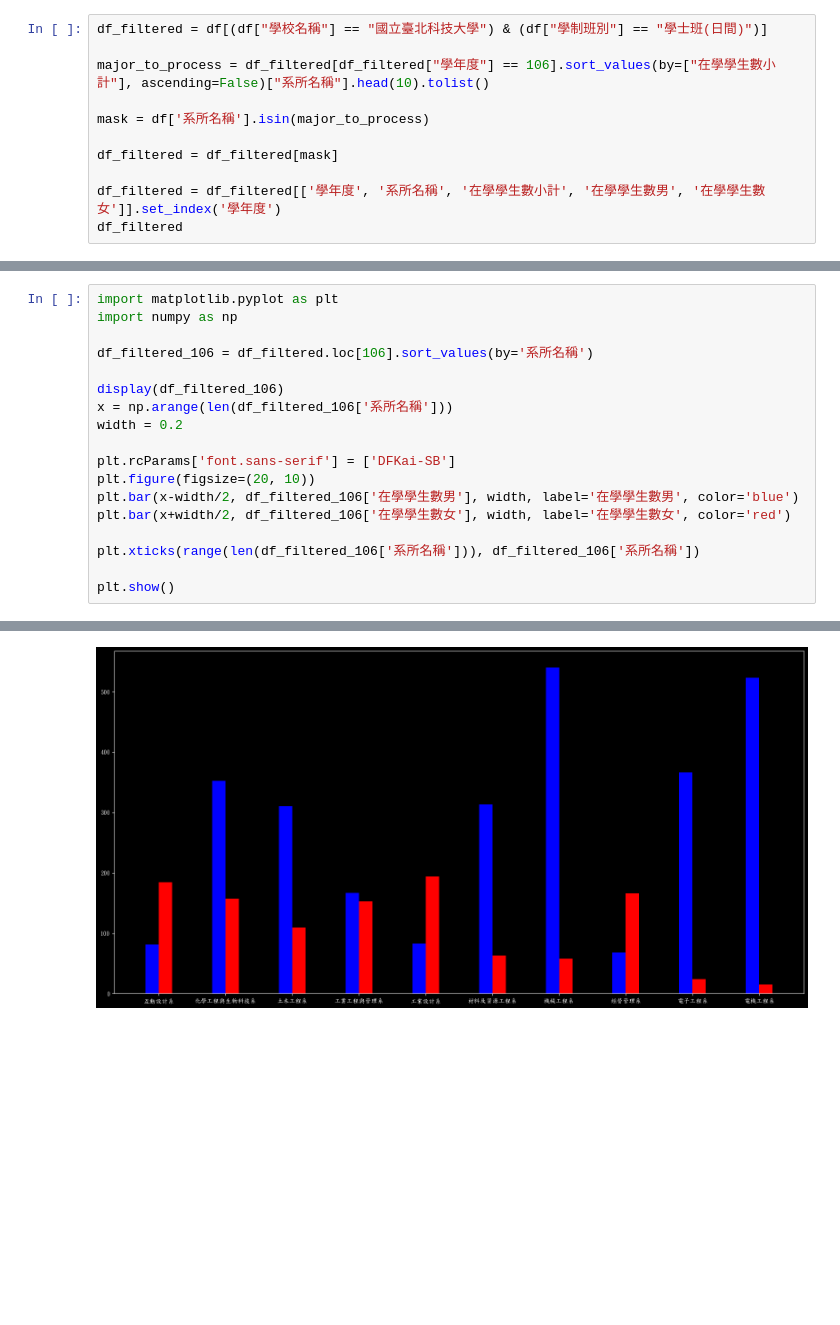
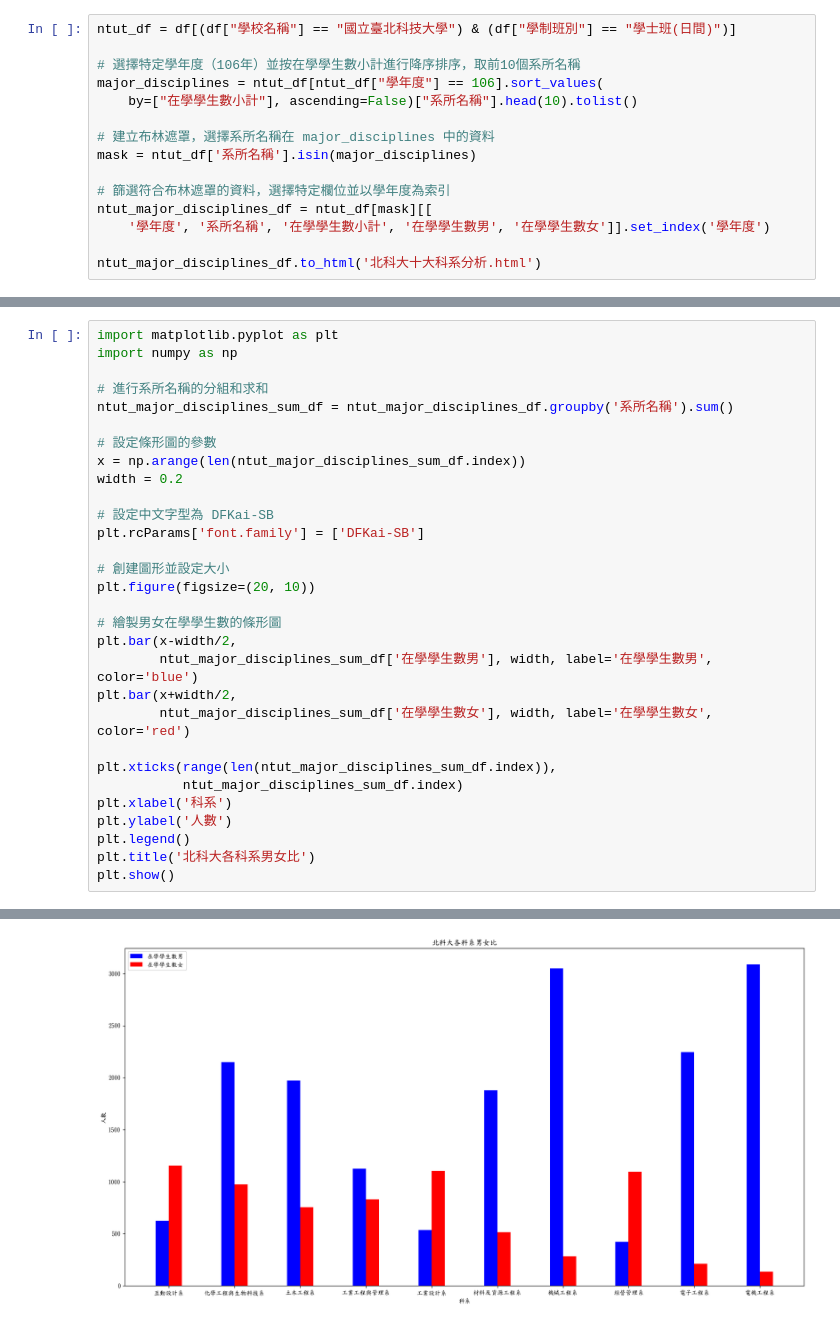
Before and after one commit to rsktbob/-, a Jupyter notebook: Data_Programing_Project.ipynb, the cells around one changed output, grey strips where cells are left out. Cells and saved outputs as stored; diff of their text form; blank space fills up the shorter version.

```diff
--- a/Data_Programing_Project.ipynb
+++ b/Data_Programing_Project.ipynb
@@ -18,13 +21,17 @@ display(df)
 | 57412 | 111 | 公立 | 一般大學 | 3002 | 臺北市立大學 | 10152050 | 休閒運動管理學系 | 碩士在職專班 | 49 | 21 | 28 |
 57413 rows × 11 columns
 # %%
-df_filtered = df[(df["學校名稱"] == "國立臺北科技大學") & (df["學制班別"] == "學士班(日間)")]
+ntut_df = df[(df["學校名稱"] == "國立臺北科技大學") & (df["學制班別"] == "學士班(日間)")]
 
-major_to_process = df_filtered[df_filtered["學年度"] == 106].sort_values(by=["在學學生數小計"], ascending=False)["系所名稱"].head(10).tolist()
+# 選擇特定學年度（106年）並按在學學生數小計進行降序排序，取前10個系所名稱
+major_disciplines = ntut_df[ntut_df["學年度"] == 106].sort_values(
+    by=["在學學生數小計"], ascending=False)["系所名稱"].head(10).tolist()
 
-mask = df['系所名稱'].isin(major_to_process)
+# 建立布林遮罩，選擇系所名稱在 major_disciplines 中的資料
+mask = ntut_df['系所名稱'].isin(major_disciplines)
 
-df_filtered = df_filtered[mask]
+# 篩選符合布林遮罩的資料，選擇特定欄位並以學年度為索引
+ntut_major_disciplines_df = ntut_df[mask][[
+    '學年度', '系所名稱', '在學學生數小計', '在學學生數男', '在學學生數女']].set_index('學年度')
 
-df_filtered = df_filtered[['學年度', '系所名稱', '在學學生數小計', '在學學生數男', '在學學生數女']].set_index('學年度')
-df_filtered
+ntut_major_disciplines_df.to_html('北科大十大科系分析.html')
@@ -51,18 +39,30 @@ df_filtered
 import matplotlib.pyplot as plt
 import numpy as np
 
-df_filtered_106 = df_filtered.loc[106].sort_values(by='系所名稱')
+# 進行系所名稱的分組和求和
+ntut_major_disciplines_sum_df = ntut_major_disciplines_df.groupby('系所名稱').sum()
 
-display(df_filtered_106)
-x = np.arange(len(df_filtered_106['系所名稱']))
+# 設定條形圖的參數
+x = np.arange(len(ntut_major_disciplines_sum_df.index))
 width = 0.2
 
-plt.rcParams['font.sans-serif'] = ['DFKai-SB']
+# 設定中文字型為 DFKai-SB
+plt.rcParams['font.family'] = ['DFKai-SB']
+
+# 創建圖形並設定大小
 plt.figure(figsize=(20, 10))
-plt.bar(x-width/2, df_filtered_106['在學學生數男'], width, label='在學學生數男', color='blue')
-plt.bar(x+width/2, df_filtered_106['在學學生數女'], width, label='在學學生數女', color='red')
 
-plt.xticks(range(len(df_filtered_106['系所名稱'])), df_filtered_106['系所名稱'])
+# 繪製男女在學學生數的條形圖
+plt.bar(x-width/2,
+        ntut_major_disciplines_sum_df['在學學生數男'], width, label='在學學生數男', color='blue')
+plt.bar(x+width/2,
+        ntut_major_disciplines_sum_df['在學學生數女'], width, label='在學學生數女', color='red')
 
+plt.xticks(range(len(ntut_major_disciplines_sum_df.index)),
+           ntut_major_disciplines_sum_df.index)
+plt.xlabel('科系')
+plt.ylabel('人數')
+plt.legend()
+plt.title('北科大各科系男女比')
 plt.show()
 # %% [output]
@@ -99,4 +69,4 @@ plt.show()
-[figure, old version]
+[figure, new version]
 # %%
 from tabulate import tabulate
 
```
Also changed, not shown: parts of 14 cells of this notebook, 11 other files.
